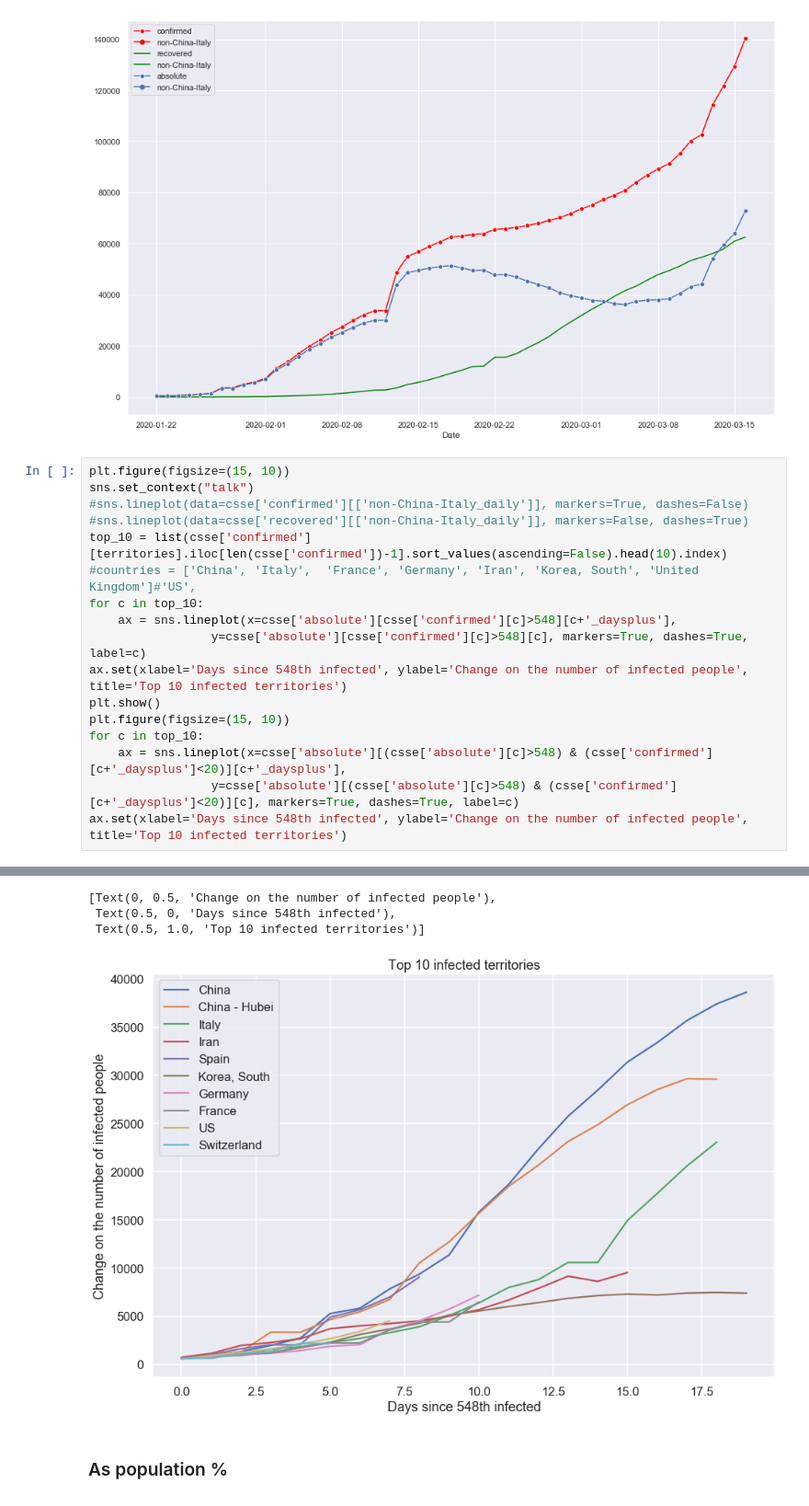
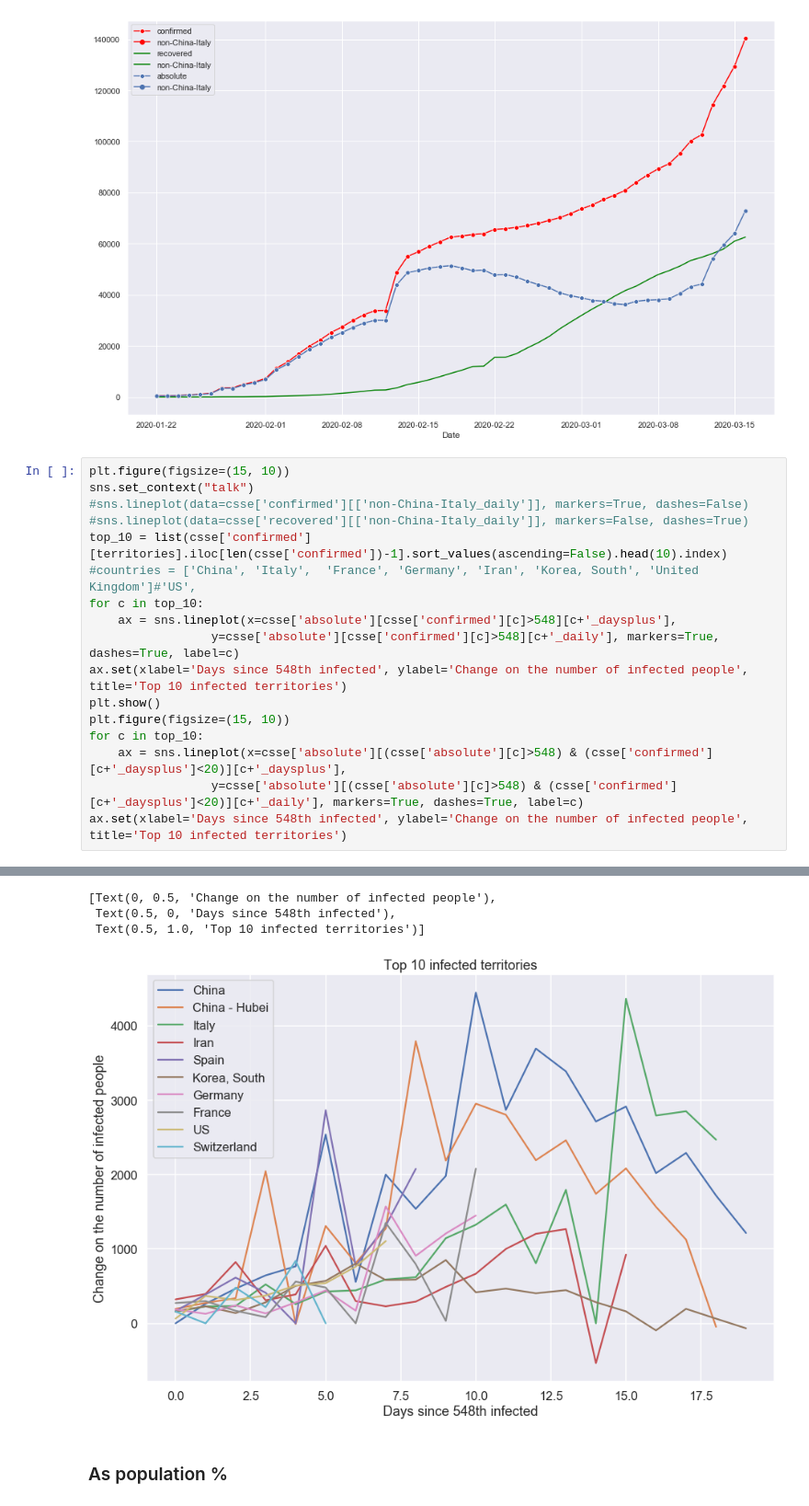
Before and after one commit to bleand/covid-19, a Jupyter notebook: Untitled.ipynb, the cells around one changed output, grey strips where cells are left out. Shown at 92% size. Drawn from its saved outputs; the diff is of its cells as text.

```diff
--- a/Untitled.ipynb
+++ b/Untitled.ipynb
@@ -143,12 +143,12 @@ top_10 = list(csse['confirmed'][territories].iloc[len(csse['confirmed'])-1].sort
 #countries = ['China', 'Italy',  'France', 'Germany', 'Iran', 'Korea, South', 'United Kingdom']#'US',
 for c in top_10:
     ax = sns.lineplot(x=csse['absolute'][csse['confirmed'][c]>548][c+'_daysplus'],
-                 y=csse['absolute'][csse['confirmed'][c]>548][c], markers=True, dashes=True, label=c)
+                 y=csse['absolute'][csse['confirmed'][c]>548][c+'_daily'], markers=True, dashes=True, label=c)
 ax.set(xlabel='Days since 548th infected', ylabel='Change on the number of infected people', title='Top 10 infected territories')
 plt.show()
 plt.figure(figsize=(15, 10))
 for c in top_10:
     ax = sns.lineplot(x=csse['absolute'][(csse['absolute'][c]>548) & (csse['confirmed'][c+'_daysplus']<20)][c+'_daysplus'],
-                 y=csse['absolute'][(csse['absolute'][c]>548) & (csse['confirmed'][c+'_daysplus']<20)][c], markers=True, dashes=True, label=c)
+                 y=csse['absolute'][(csse['absolute'][c]>548) & (csse['confirmed'][c+'_daysplus']<20)][c+'_daily'], markers=True, dashes=True, label=c)
 ax.set(xlabel='Days since 548th infected', ylabel='Change on the number of infected people', title='Top 10 infected territories')
 # %% [output]
@@ -156,7 +156,7 @@ ax.set(xlabel='Days since 548th infected', ylabel='Change on the number of infec
 [Text(0, 0.5, 'Change on the number of infected people'),
  Text(0.5, 0, 'Days since 548th infected'),
  Text(0.5, 1.0, 'Top 10 infected territories')]
-[figure, old version]
+[figure, new version]
 # %% [markdown]
 ### As population %
 # %%
```
Also changed, not shown: parts of 1 cell of this notebook.
